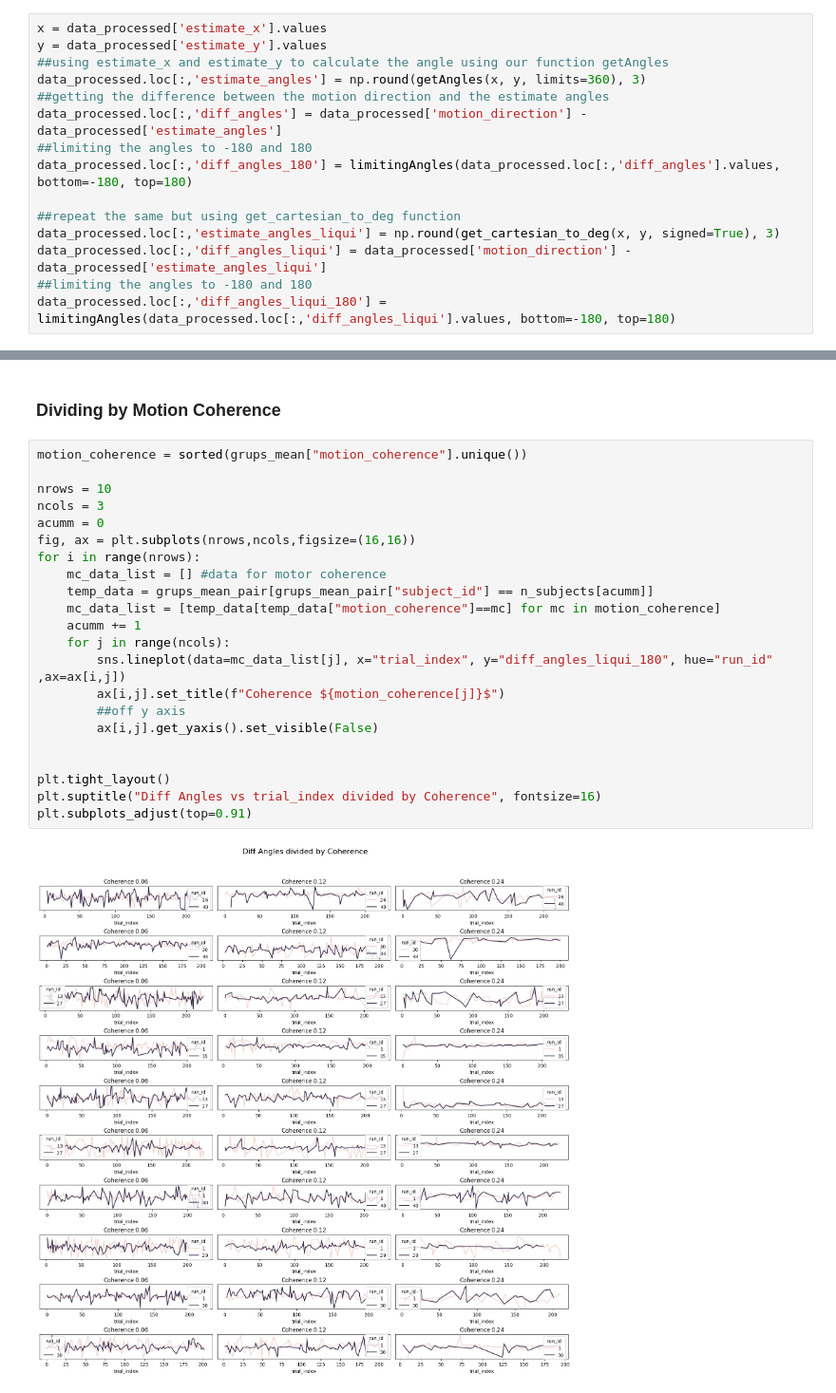
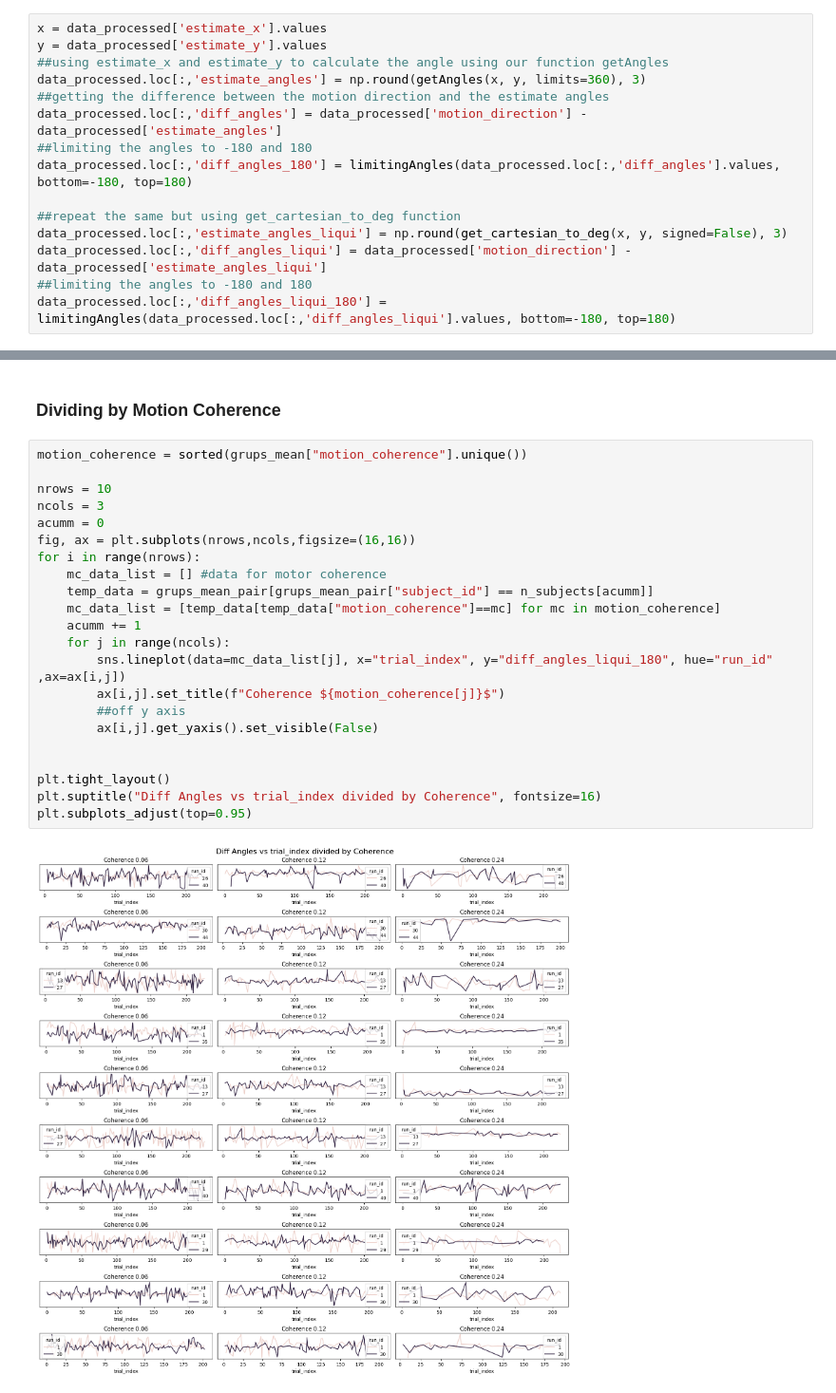
Before and after one commit to lucasbaldezzari/babesbayes-nma, a Jupyter notebook: coding/Issue4_Xiaoxiao.ipynb, the cells around one changed output, grey strips where cells are left out. Shown at 95% size. Drawn from its saved outputs; the diff is of its cells as text.

```diff
--- a/coding/Issue4_Xiaoxiao.ipynb
+++ b/coding/Issue4_Xiaoxiao.ipynb
@@ -81,7 +81,7 @@ data_processed.loc[:,'diff_angles'] = data_processed['motion_direction'] - data_
 data_processed.loc[:,'diff_angles_180'] = limitingAngles(data_processed.loc[:,'diff_angles'].values, bottom=-180, top=180)
 
 ##repeat the same but using get_cartesian_to_deg function
-data_processed.loc[:,'estimate_angles_liqui'] = np.round(get_cartesian_to_deg(x, y, signed=True), 3)
+data_processed.loc[:,'estimate_angles_liqui'] = np.round(get_cartesian_to_deg(x, y, signed=False), 3)
 data_processed.loc[:,'diff_angles_liqui'] = data_processed['motion_direction'] - data_processed['estimate_angles_liqui']
 ##limiting the angles to -180 and 180
 data_processed.loc[:,'diff_angles_liqui_180'] = limitingAngles(data_processed.loc[:,'diff_angles_liqui'].values, bottom=-180, top=180)
@@ -372,24 +372,24 @@ plt.show()
 # %%
 motion_coherence = sorted(grups_mean["motion_coherence"].unique())
 
 nrows = 10
 ncols = 3
 acumm = 0
 fig, ax = plt.subplots(nrows,ncols,figsize=(16,16))
 for i in range(nrows):
     mc_data_list = [] #data for motor coherence
     temp_data = grups_mean_pair[grups_mean_pair["subject_id"] == n_subjects[acumm]]
     mc_data_list = [temp_data[temp_data["motion_coherence"]==mc] for mc in motion_coherence]
     acumm += 1
     for j in range(ncols):
         sns.lineplot(data=mc_data_list[j], x="trial_index", y="diff_angles_liqui_180", hue="run_id" ,ax=ax[i,j])
         ax[i,j].set_title(f"Coherence ${motion_coherence[j]}$")
         ##off y axis
         ax[i,j].get_yaxis().set_visible(False)
 
 
 plt.tight_layout()
 plt.suptitle("Diff Angles vs trial_index divided by Coherence", fontsize=16)
-plt.subplots_adjust(top=0.91)
+plt.subplots_adjust(top=0.95)
 # %% [output]
-[figure, old version]
+[figure, new version]
```
Also changed, not shown: parts of 3 cells of this notebook, 1 other file.
